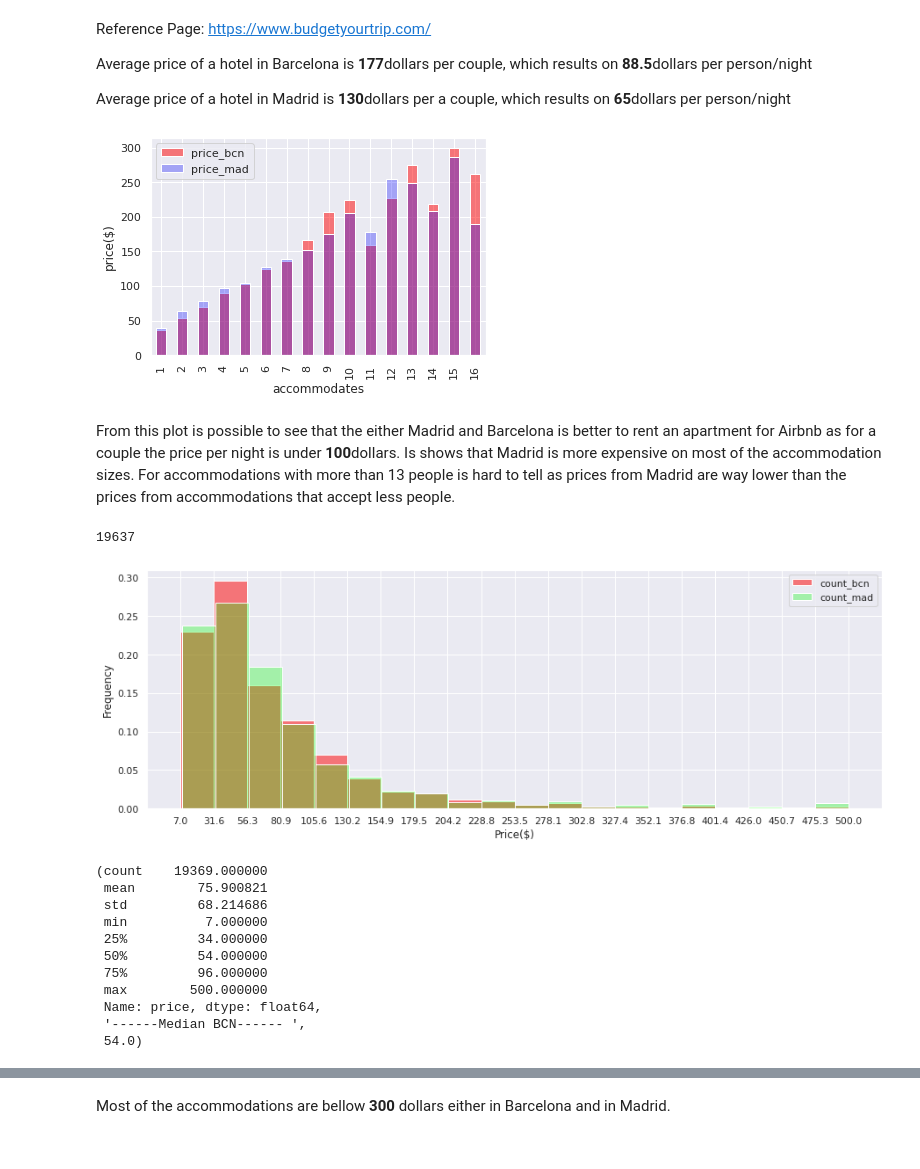
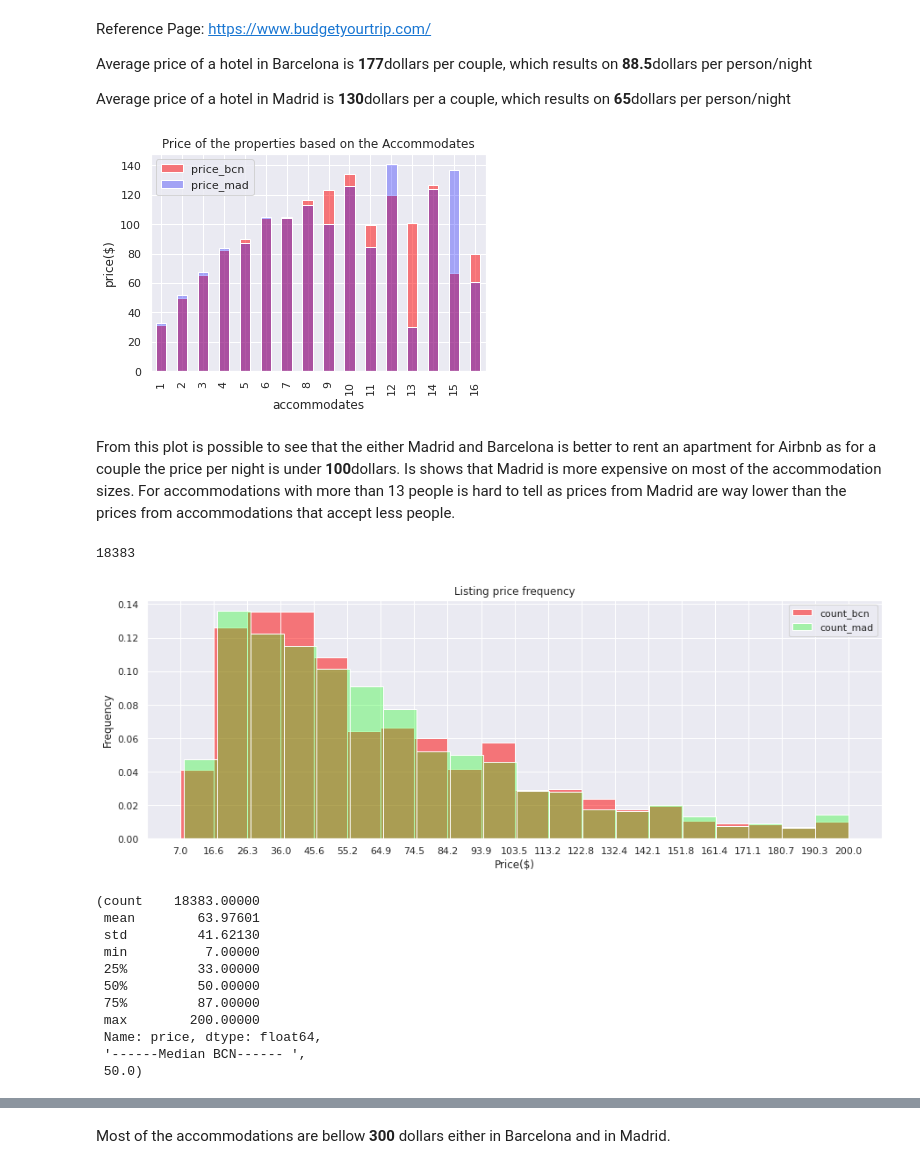
Before and after one commit to jordigc2/Udacity_DataScience_Nanodegree, a Jupyter notebook: Project1: Data Science Blog Post/src/AnalysingArbnbData.ipynb, the cells around one changed output, grey strips where cells are left out. Drawn from its saved outputs; the diff is of its cells as text; code cells hidden in the pictures.

```diff
--- a/Project1: Data Science Blog Post/src/AnalysingArbnbData.ipynb
+++ b/Project1: Data Science Blog Post/src/AnalysingArbnbData.ipynb
@@ -162,3 +131,0 @@ Madrid > 1000$:  2.722893934925784%
-# %%
-listings_bcn = listings_bcn[listings_bcn.price<=500]
-listings_mad = listings_mad[listings_mad.price<=500]
@@ -174,0 +134,5 @@ calendar_mad = calendar_mad[calendar_mad.listing_id.isin(listID_mad)]
+# %%
+#Percentage of accomodations above 500$
+thr = 200
+print("Barcelona > 1000$: ", str((listings_bcn.price>thr).mean()*100)+"%")
+print("Madrid > 1000$: ", str((listings_mad.price>thr).mean()*100)+"%")
@@ -174,0 +142,3 @@ calendar_mad = calendar_mad[calendar_mad.listing_id.isin(listID_mad)]
+# %%
+listings_bcn = listings_bcn[listings_bcn.price<=thr]
+listings_mad = listings_mad[listings_mad.price<=thr]
@@ -183,23 +159,23 @@ Average price of a hotel in Madrid is **130**dollars per a couple, which results
 # %%
 meanPriceAmenities_bcn = listings_bcn.groupby(by='accommodates').price.mean()
 
 meanPriceAmenities_mad = listings_mad.groupby(by='accommodates').price.mean()
 
 meanPriceAmenities_bcn.plot.bar(label='price_bcn', color=(1, 0, 0, 0.5))
 meanPriceAmenities_mad.plot.bar(label='price_mad', color=(0,0,1,0.3))
 
-
+plt.title("Price of the properties based on the Accommodates")
 plt.legend(loc='upper left')
 plt.ylabel('price($)')
 plt.plot();
 # %% [output]
-[figure, old version]
+[figure, new version]
 # %% [markdown]
 From this plot is possible to see that the either Madrid and Barcelona is better to rent an apartment for Airbnb as for a couple the price per night is under **100**dollars. Is shows that Madrid is more expensive on most of the accommodation sizes. For accommodations with more than 13 people is hard to tell as prices from Madrid are way lower than the prices from accommodations that accept less people.
 # %%
 listings_bcn.price.shape[0]
 # %% [output]
-19637
+18383
 # %%
 plt.figure(figsize=(15,5))
 (_, bins_bcn,_) = plt.hist(listings_bcn.price, bins=20, color=(1, 0, 0, 0.5),
@@ -209,28 +185,28 @@ plt.figure(figsize=(15,5))
 (_, bins_mad,_) = plt.hist(listings_mad.price, bins=20, color=(0,1,0,0.3),
                            label="count_mad",
                            weights=np.ones(listings_mad.price.shape[0]) / listings_mad.price.shape[0])
-
+plt.title("Listing price frequency")
 plt.xticks(bins_bcn)
 plt.ylabel("Frequency")
 plt.xlabel("Price($)")
 plt.legend()
 plt.plot();
 # %% [output]
-[figure, old version]
+[figure, new version]
 # %%
 listings_bcn.price.describe(), '------Median BCN------ ' ,listings_bcn.price.median()
 # %% [output]
-(count    19369.000000
- mean        75.900821
- std         68.214686
- min          7.000000
- 25%         34.000000
- 50%         54.000000
- 75%         96.000000
- max        500.000000
+(count    18383.00000
+ mean        63.97601
+ std         41.62130
+ min          7.00000
+ 25%         33.00000
+ 50%         50.00000
+ 75%         87.00000
+ max        200.00000
  Name: price, dtype: float64,
  '------Median BCN------ ',
- 54.0)
+ 50.0)
 # %%
 listings_mad.price.describe(), '------Median BCN------ ' ,listings_mad.price.median()
 # %% [output]
```
Also changed, not shown: parts of 49 cells of this notebook.
